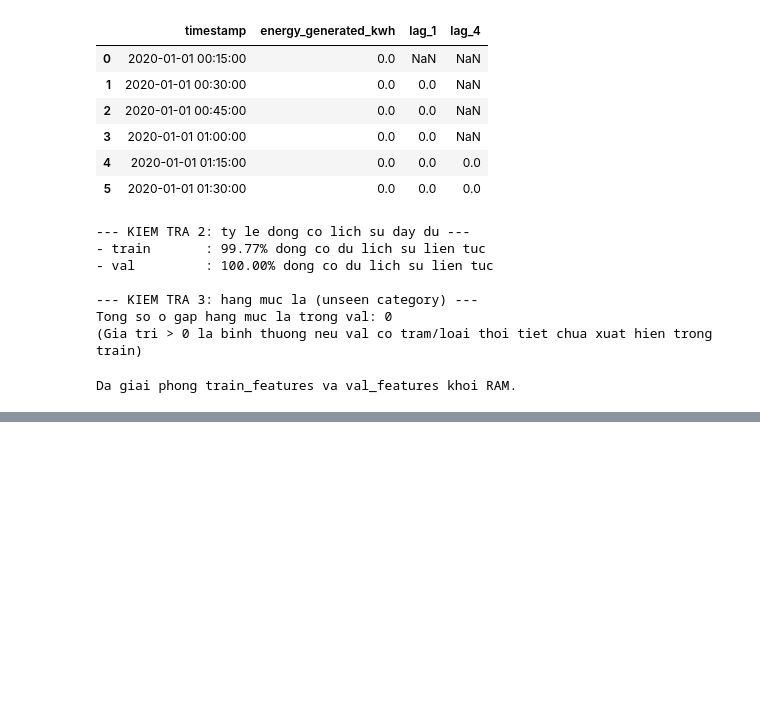
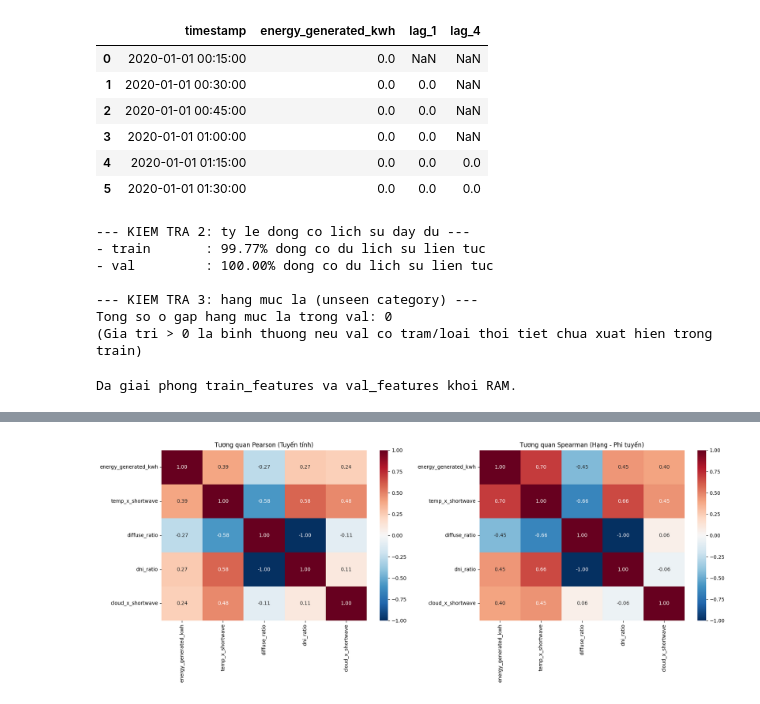
Before and after one commit to nguyenvunhut/solar-engergy, a Jupyter notebook: notebooks/refactor/03_3_features_aggregate.ipynb, the cells around one changed output, grey strips where cells are left out. Drawn from its saved outputs; the diff is of its cells as text; code cells hidden in the pictures; blank space fills up the shorter version.

```diff
--- a/notebooks/refactor/03_3_features_aggregate.ipynb
+++ b/notebooks/refactor/03_3_features_aggregate.ipynb
@@ -405,0 +467,21 @@ Da giai phong train_features va val_features khoi RAM.
+# %%
+corr_cols = ['energy_generated_kwh'] + new_features
+df_corr = df_fe[corr_cols].dropna()
+
+pearson_corr = df_corr.corr(method='pearson')
+spearman_corr = df_corr.corr(method='spearman')
+
+fig, axes = plt.subplots(1, 2, figsize=(18, 7))
+
+# Pearson
+sns.heatmap(pearson_corr, annot=True, cmap='RdBu_r', vmin=-1, vmax=1, fmt=".2f", ax=axes[0])
+axes[0].set_title('Tương quan Pearson (Tuyến tính)')
+
+# Spearman
+sns.heatmap(spearman_corr, annot=True, cmap='RdBu_r', vmin=-1, vmax=1, fmt=".2f", ax=axes[1])
+axes[1].set_title('Tương quan Spearman (Hạng - Phi tuyến)')
+
+plt.tight_layout()
+plt.show()
+# %% [output]
+[figure, added]
```
Also changed, not shown: parts of 20 cells of this notebook, 14 other files.
